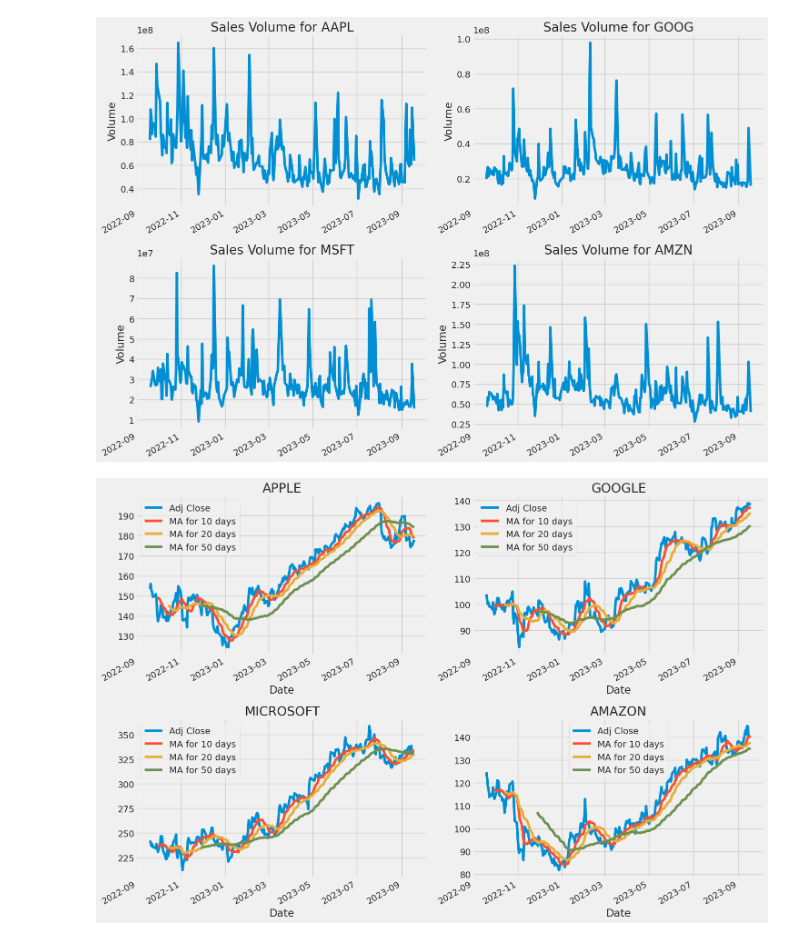
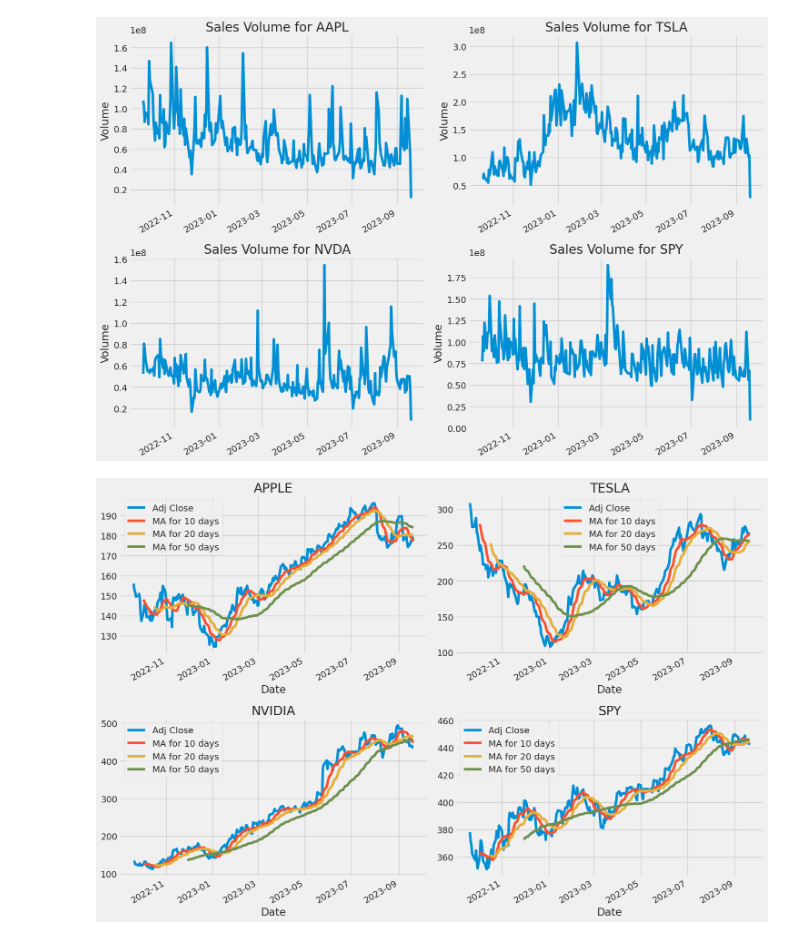
Before and after one commit to pierce3215/finances, a Jupyter notebook: Stock ML Model - 2.ipynb, the cells around one changed output. Saved outputs shown, nothing was run; the diff lists cells and outputs as text; code cells hidden in the pictures.

```diff
--- a/Stock ML Model - 2.ipynb
+++ b/Stock ML Model - 2.ipynb
@@ -20,10 +20,10 @@ from datetime import datetime
 
 
 # The tech stocks we'll use for this analysis
-tech_list = ['AAPL', 'GOOG', 'MSFT', 'AMZN']
+tech_list = ['AAPL', 'TSLA', 'NVDA', 'SPY']
 
 # Set up End and Start times for data grab
-tech_list = ['AAPL', 'GOOG', 'MSFT', 'AMZN']
+tech_list = ['AAPL', 'TSLA', 'NVDA', 'SPY']
 
 end = datetime.now()
 start = datetime(end.year - 1, end.month, end.day)
@@ -32,8 +32,8 @@ for stock in tech_list:
     globals()[stock] = yf.download(stock, start, end)
 
 
-company_list = [AAPL, GOOG, MSFT, AMZN]
-company_name = ["APPLE", "GOOGLE", "MICROSOFT", "AMAZON"]
+company_list = [AAPL, TSLA, NVDA, SPY]
+company_name = ["APPLE", "TESLA", "NVIDIA", "SPY"]
 
 for company, com_name in zip(company_list, company_name):
     company["company_name"] = com_name
@@ -117,35 +117,35 @@ for i, company in enumerate(company_list, 1):
 
 plt.tight_layout()
 # %% [output]
-[figure, old version]
+[figure, new version]
 # %%
 ma_day = [10, 20, 50]
 
 for ma in ma_day:
     for company in company_list:
         column_name = f"MA for {ma} days"
         company[column_name] = company['Adj Close'].rolling(ma).mean()
 
 
 fig, axes = plt.subplots(nrows=2, ncols=2)
 fig.set_figheight(10)
 fig.set_figwidth(15)
 
 AAPL[['Adj Close', 'MA for 10 days', 'MA for 20 days', 'MA for 50 days']].plot(ax=axes[0,0])
 axes[0,0].set_title('APPLE')
 
-GOOG[['Adj Close', 'MA for 10 days', 'MA for 20 days', 'MA for 50 days']].plot(ax=axes[0,1])
-axes[0,1].set_title('GOOGLE')
+TSLA[['Adj Close', 'MA for 10 days', 'MA for 20 days', 'MA for 50 days']].plot(ax=axes[0,1])
+axes[0,1].set_title('TESLA')
 
-MSFT[['Adj Close', 'MA for 10 days', 'MA for 20 days', 'MA for 50 days']].plot(ax=axes[1,0])
-axes[1,0].set_title('MICROSOFT')
+NVDA[['Adj Close', 'MA for 10 days', 'MA for 20 days', 'MA for 50 days']].plot(ax=axes[1,0])
+axes[1,0].set_title('NVIDIA')
 
-AMZN[['Adj Close', 'MA for 10 days', 'MA for 20 days', 'MA for 50 days']].plot(ax=axes[1,1])
-axes[1,1].set_title('AMAZON')
+SPY[['Adj Close', 'MA for 10 days', 'MA for 20 days', 'MA for 50 days']].plot(ax=axes[1,1])
+axes[1,1].set_title('SPY')
 
 fig.tight_layout()
 # %% [output]
-[figure, old version]
+[figure, new version]
 # %%
 # We'll use pct_change to find the percent change for each day
 for company in company_list:
```
Also changed, not shown: parts of 23 cells of this notebook.
